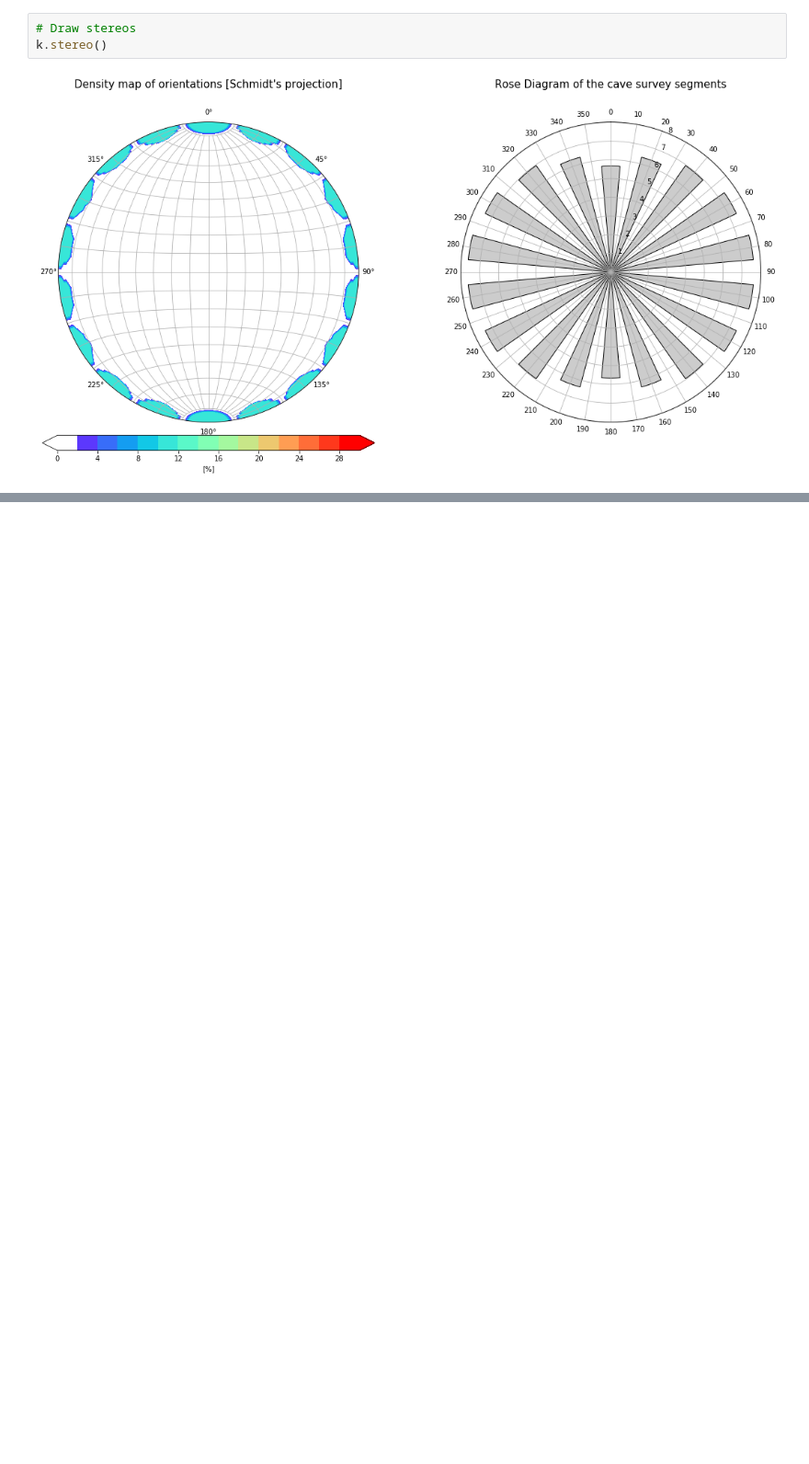
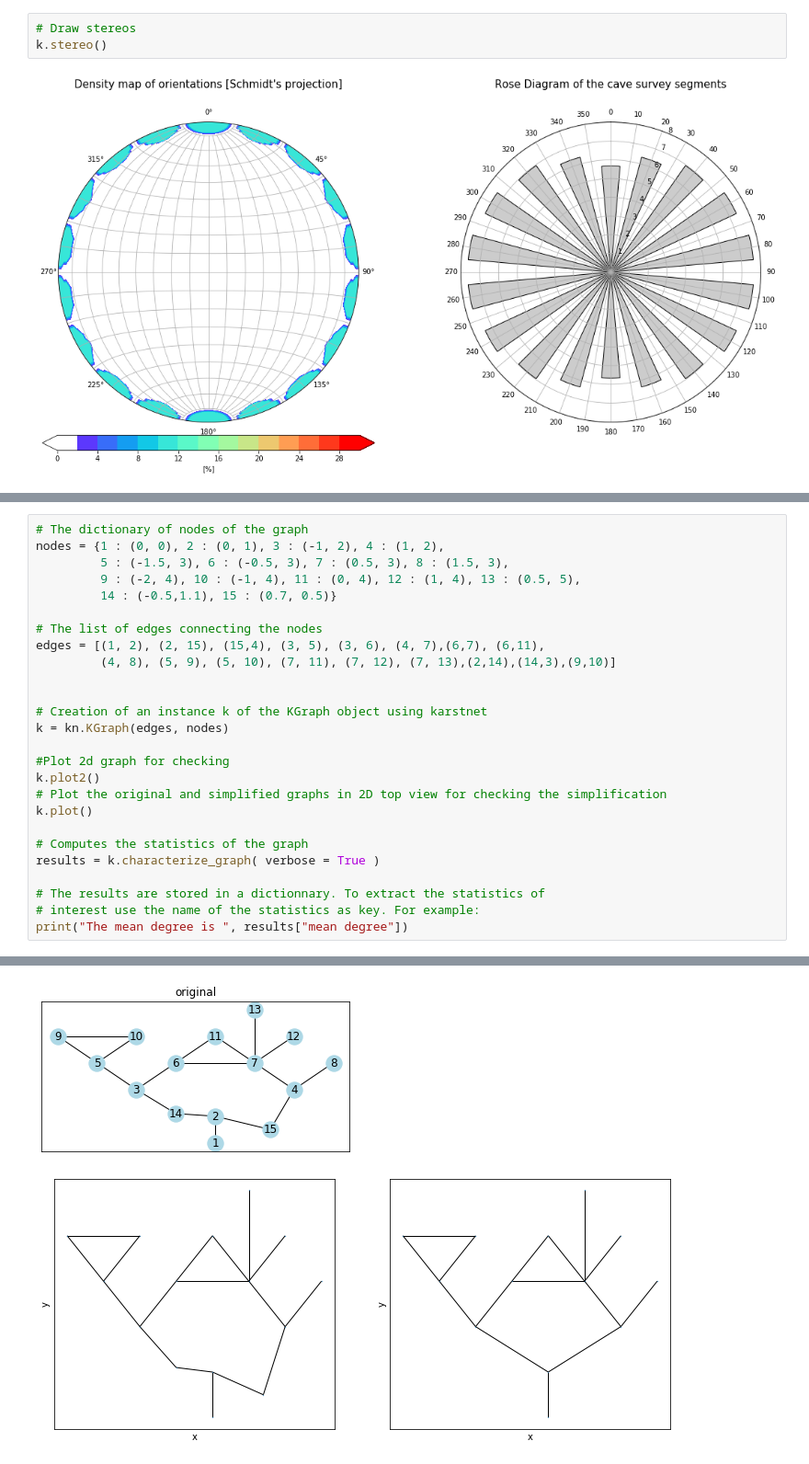
Before and after one commit to karstnet/karstnet, a Jupyter notebook: notebooks/simpleGraph_example.ipynb, the cells around one changed output, grey strips where cells are left out. Shown at 92% size. Saved outputs shown, nothing was run; the diff lists cells and outputs as text; blank space fills up the shorter version.

```diff
--- a/notebooks/simpleGraph_example.ipynb
+++ b/notebooks/simpleGraph_example.ipynb
@@ -120,0 +145,27 @@ k.stereo()
+# %%
+# The dictionary of nodes of the graph
+nodes = {1 : (0, 0), 2 : (0, 1), 3 : (-1, 2), 4 : (1, 2),
+         5 : (-1.5, 3), 6 : (-0.5, 3), 7 : (0.5, 3), 8 : (1.5, 3),
+         9 : (-2, 4), 10 : (-1, 4), 11 : (0, 4), 12 : (1, 4), 13 : (0.5, 5),
+         14 : (-0.5,1.1), 15 : (0.7, 0.5)}
+
+# The list of edges connecting the nodes
+edges = [(1, 2), (2, 15), (15,4), (3, 5), (3, 6), (4, 7),(6,7), (6,11),
+         (4, 8), (5, 9), (5, 10), (7, 11), (7, 12), (7, 13),(2,14),(14,3),(9,10)]
+
+
+# Creation of an instance k of the KGraph object using karstnet
+k = kn.KGraph(edges, nodes)
+
+#Plot 2d graph for checking
+k.plot2()
+# Plot the original and simplified graphs in 2D top view for checking the simplification
+k.plot()
+
+# Computes the statistics of the graph
+results = k.characterize_graph( verbose = True )
+
+# The results are stored in a dictionnary. To extract the statistics of
+# interest use the name of the statistics as key. For example:
+print("The mean degree is ", results["mean degree"])
+# %% [output]
@@ -120,0 +173,2 @@ k.stereo()
+[figure, added]
+[figure, added]
```
Also changed, not shown: parts of 8 cells of this notebook, 2 other files.
